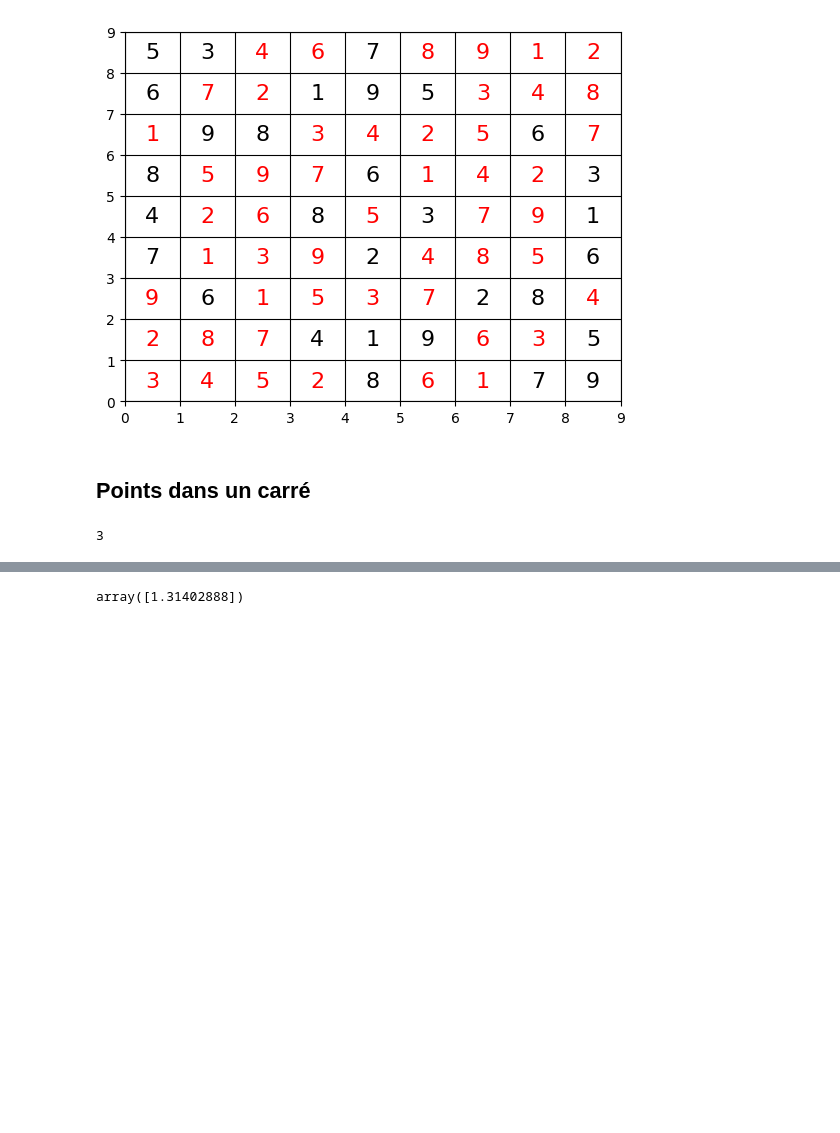
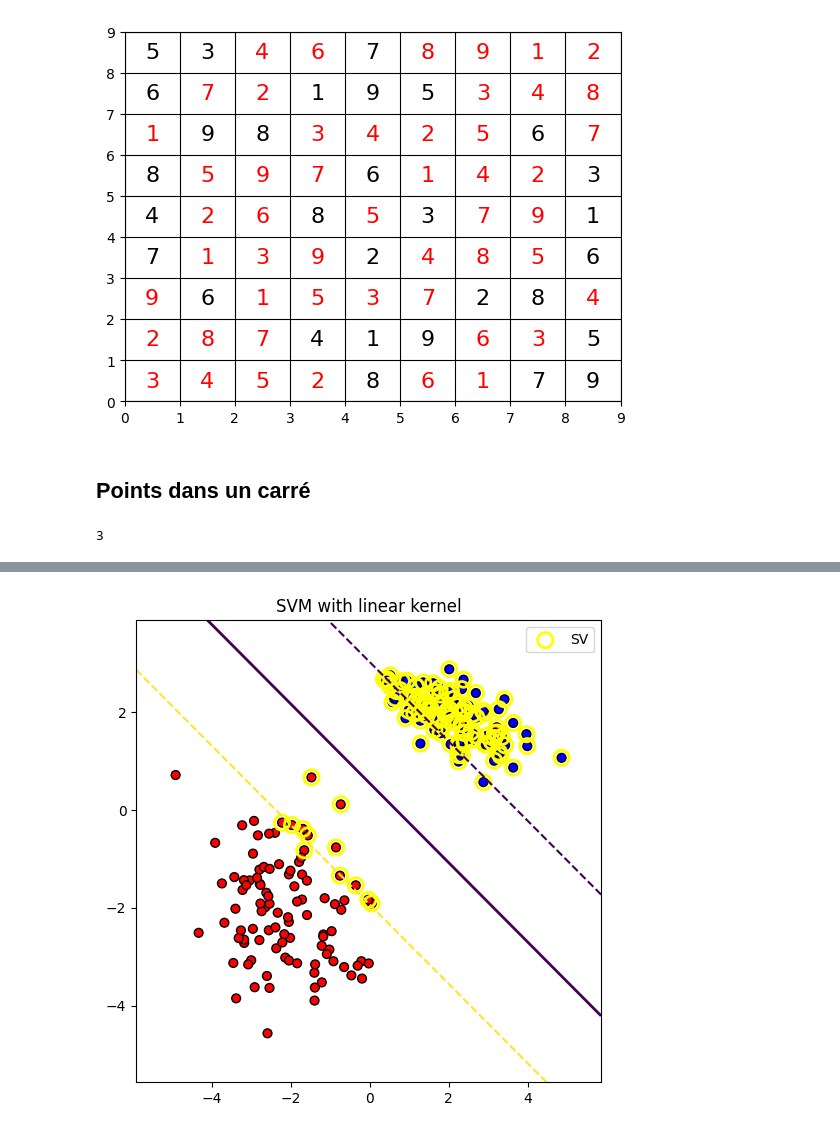
Before and after one commit to JinyuCong/M1_MLSD, a Jupyter notebook: programmation_avance/projet/projet_prog_avancee.ipynb, the cells around one changed output, grey strips where cells are left out. Saved outputs shown, nothing was run; the diff lists cells and outputs as text; code cells hidden in the pictures; blank space fills up the shorter version.

```diff
--- a/programmation_avance/projet/projet_prog_avancee.ipynb
+++ b/programmation_avance/projet/projet_prog_avancee.ipynb
@@ -228,4 +289,6 @@ svm.visualize()
-# %%
-svm.predict(X[100])
-# %% [output]
-array([1.31402888])
+# %%
+linear_svm = SVM("linear", 0.025)
+linear_svm.fit(X, y)
+linear_svm.visualize()
+# %% [output]
+[figure, added]
```
Also changed, not shown: parts of 3 cells of this notebook, 5 other files.
